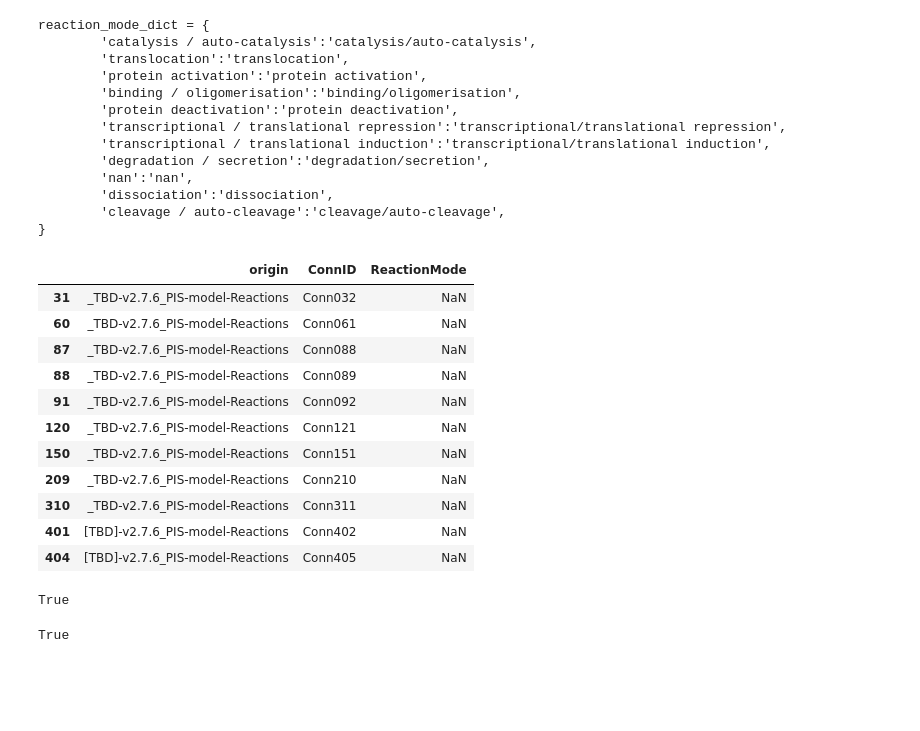
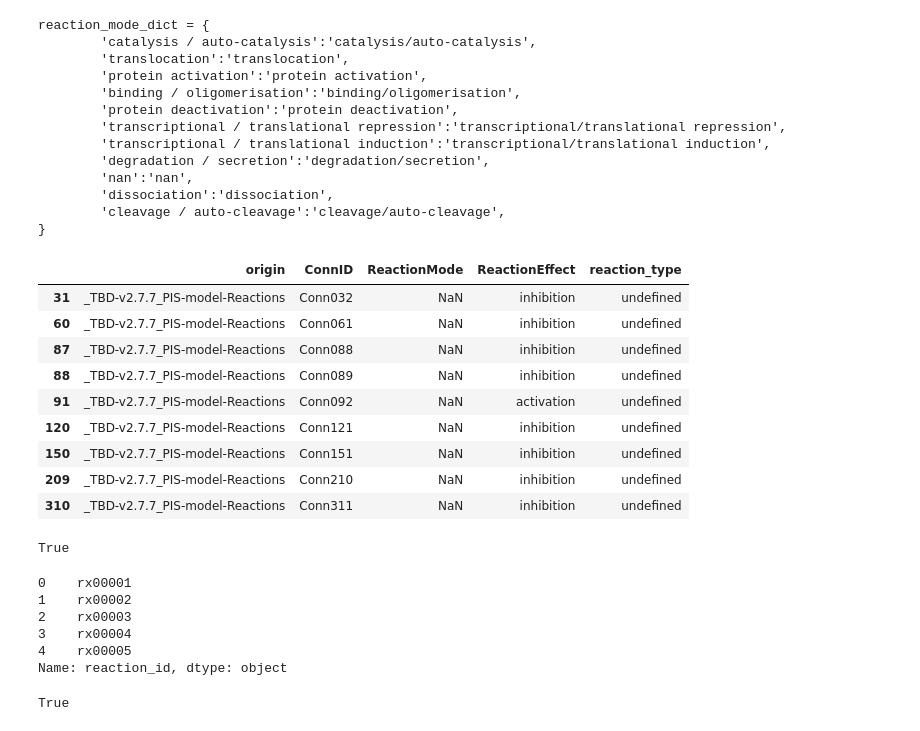
Before and after one commit to NIB-SI/skm-neo4j, a Jupyter notebook: work/p3-parse-reactions.ipynb, the cells around one changed output. Cells and saved outputs as stored; diff of their text form; code cells hidden in the pictures; blank space fills up the shorter version.

```diff
--- a/work/p3-parse-reactions.ipynb
+++ b/work/p3-parse-reactions.ipynb
@@ -514,6 +544,7 @@ node_type_to_node_form_dict = {
     "protein [inactivated]":"protein",
     "protein [activated]":"protein_active",
     'protein [active]': "protein_active",
+    'protein_active': 'protein_active',
 
     "ncRNA":"ncRNA",
     "plant_ncRNA":"ncRNA",
@@ -522,16 +553,19 @@ node_type_to_node_form_dict = {
     "complex":"complex",
     "plant_complex":"complex",
     'complex [active]': "complex_active",
+    'complex_active': "complex_active",
 
     "metabolite":"metabolite",
 
     "process":"process",
+    "process_active":"process_active",
     'process [active]':"process_active",
 
     np.nan:"",
 }
 
 node_type_to_active_form_dict = {
+    "protein [active]":"protein_active",
     "protein":"protein_active",
     "protein_active":"protein_active",
 
@@ -565,7 +599,7 @@ def get_node_form(row, prefix="input1"):
     form = node_type_to_node_form_dict[type_]
     if (  len(re.findall("\(a\)", id_)) > 0  ) or (  len(re.findall("\[active\]", id_)) > 0  ):
         form = node_type_to_active_form_dict[type_]
-        print(id_, type_, form)
+        print(id_, type_, "-->", form)
 
     return form
 
@@ -716,17 +750,17 @@ def get_species_homologues(level):
     df_level = df_bioelements.fillna('').groupby(level).agg({
           'AddedBy':lambda x:list(x)[0],
           'NodeLabel':lambda x:list(x)[0],
-          'NodeDescription':lambda x: ', '.join(list(set(x))),
+          'NodeDescription':lambda x: ','.join(list(set(x))),
           'AdditionalInfo':lambda x: helpers.list_to_string(x),
           'Process':lambda x:list(x)[0],
           'ModelV':helpers.get_latest_model,
-          'species':lambda x: ', '.join(list(set(x))),
+          'species':lambda x: ','.join(list(set(x))),
           'ModelStatus':helpers.get_model_status,
-          'external_links':lambda x: ', '.join([s for s in x if not s=='']),
-          'gmm_ocd':lambda x: ', '.join(list(set(x))),
-          'GMM_Description':lambda x: ', '.join(list(set(x))),
-          'GMM_ShortName':lambda x: ', '.join(list(set(x))),
-          'GMM_Synonyms':lambda x: ', '.join(list(set(x))),
+          'external_links':lambda x: ','.join([s for s in x if not s=='']),
+          'gmm_ocd':lambda x: ','.join(list(set(x))),
+          'GMM_Description':lambda x: ','.join(list(set(x))),
+          'GMM_ShortName':lambda x: ','.join(list(set(x))),
+          'synonyms':lambda x: ','.join(list(set([z for b in x for z in b.split(',')]))),
     })
 
     df_level = df_level.join(df_level_species[cols])
@@ -810,7 +844,7 @@ def convert_node_to_family(x):
     ########################
     # Simple Cases
     ########################
-    if type_ in ['complex', 'complex [active]', 'complex [activated]', 'complex [inactive]', 'plant_complex']:
+    if type_ in ['complex', 'complex [active]', 'complex [activated]', 'complex [inactive]', 'plant_complex', 'complex_active']:
         if not (id_ in node_dict["Complex"]):
             complexes_to_add.append(id_)
         new_label = 'Complex'
@@ -823,7 +857,7 @@ def convert_node_to_family(x):
                 break
         if not new_label:
             missing_in_components.update([id_])
-            print(origin, "|", ConnID, "|", id_, "|", type_, "|", level_, " |a (label) not a listed metabolite")
+            print(origin, "|", ConnID, "|", id_, "|", type_, "|", level_, " |a (label) not a listed Metabolite/MetaboliteFamily")
         family_id = id_
 
     elif type_ in ['process']:
@@ -1174,27 +1190,25 @@ reaction_mode_dict = {
 	'transcriptional / translational repression':'transcriptional/translational repression',
 	'transcriptional / translational induction':'transcriptional/translational induction',
 	'degradation / secretion':'degradation/secretion',
-	np.nan:'bad',
+	np.nan:'undefined',
 	'dissociation':'dissociation',
 	'cleavage / auto-cleavage':'cleavage/auto-cleavage',
 }
 # %%
 df_edges['reaction_type'] = df_edges['ReactionMode'].apply(lambda x: reaction_mode_dict[x])
 # %%
-df_edges[df_edges['reaction_type']=='bad'][['origin', 'ConnID', 'ReactionMode']]
+df_edges[df_edges['reaction_type']=='undefined'][['origin', 'ConnID', 'ReactionMode', 'ReactionEffect', 'reaction_type']]
 # %% [output]
-|  | origin | ConnID | ReactionMode |
-| 31 | _TBD-v2.7.6_PIS-model-Reactions | Conn032 | NaN |
-| 60 | _TBD-v2.7.6_PIS-model-Reactions | Conn061 | NaN |
-| 87 | _TBD-v2.7.6_PIS-model-Reactions | Conn088 | NaN |
-| 88 | _TBD-v2.7.6_PIS-model-Reactions | Conn089 | NaN |
-| 91 | _TBD-v2.7.6_PIS-model-Reactions | Conn092 | NaN |
-| 120 | _TBD-v2.7.6_PIS-model-Reactions | Conn121 | NaN |
-| 150 | _TBD-v2.7.6_PIS-model-Reactions | Conn151 | NaN |
-| 209 | _TBD-v2.7.6_PIS-model-Reactions | Conn210 | NaN |
-| 310 | _TBD-v2.7.6_PIS-model-Reactions | Conn311 | NaN |
-| 401 | [TBD]-v2.7.6_PIS-model-Reactions | Conn402 | NaN |
-| 404 | [TBD]-v2.7.6_PIS-model-Reactions | Conn405 | NaN |
+|  | origin | ConnID | ReactionMode | ReactionEffect | reaction_type |
+| 31 | _TBD-v2.7.7_PIS-model-Reactions | Conn032 | NaN | inhibition | undefined |
+| 60 | _TBD-v2.7.7_PIS-model-Reactions | Conn061 | NaN | inhibition | undefined |
+| 87 | _TBD-v2.7.7_PIS-model-Reactions | Conn088 | NaN | inhibition | undefined |
+| 88 | _TBD-v2.7.7_PIS-model-Reactions | Conn089 | NaN | inhibition | undefined |
+| 91 | _TBD-v2.7.7_PIS-model-Reactions | Conn092 | NaN | activation | undefined |
+| 120 | _TBD-v2.7.7_PIS-model-Reactions | Conn121 | NaN | inhibition | undefined |
+| 150 | _TBD-v2.7.7_PIS-model-Reactions | Conn151 | NaN | inhibition | undefined |
+| 209 | _TBD-v2.7.7_PIS-model-Reactions | Conn210 | NaN | inhibition | undefined |
+| 310 | _TBD-v2.7.7_PIS-model-Reactions | Conn311 | NaN | inhibition | undefined |
 # %%
 len(df_edges['ConnID'].unique()) == df_edges.shape[0]
 # %% [output]
@@ -1204 +1218,10 @@ df_edges['RxID'] = df_edges.index.map(lambda x: "rxID_" + str(x))
+# %%
+df_edges['reaction_id'].head()
+# %% [output]
+0    rx00001
+1    rx00002
+2    rx00003
+3    rx00004
+4    rx00005
+Name: reaction_id, dtype: object
 # %%
```
Also changed, not shown: parts of 27 cells of this notebook, 6 other files.
